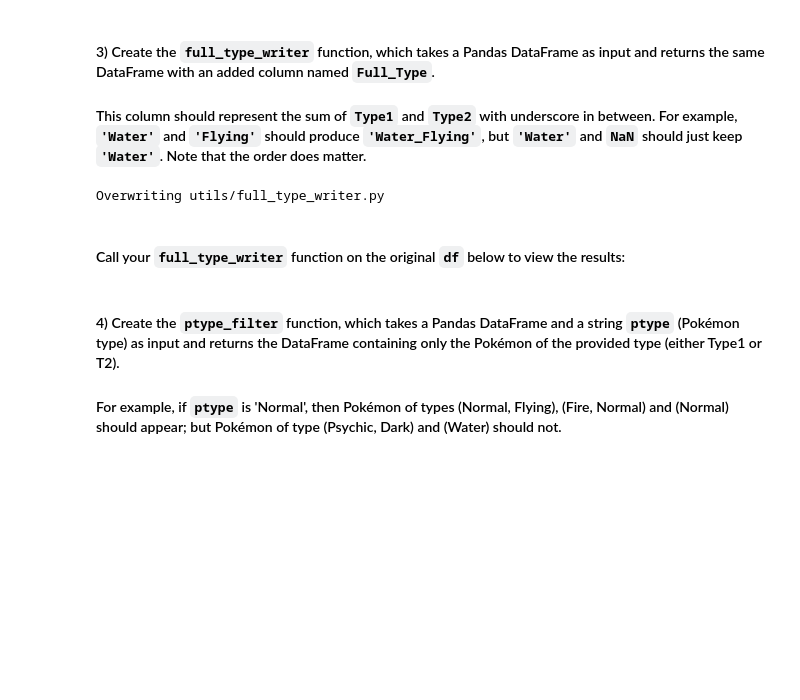
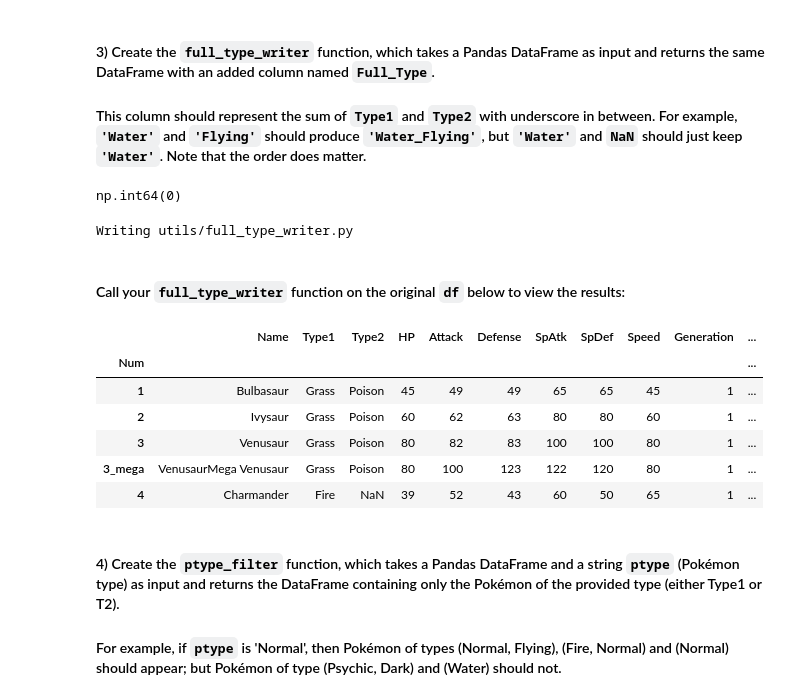
Before and after one commit to marianafssilva05/P4DC_Group_34, a Jupyter notebook: assignment.ipynb, the cells around one changed output. Saved outputs shown, nothing was run; the diff lists cells and outputs as text; code cells hidden in the pictures; blank space fills up the shorter version.

```diff
--- a/assignment.ipynb
+++ b/assignment.ipynb
@@ -85,23 +85,37 @@ Ellipsis
 #### 3) Create the **`full_type_writer`** function, which takes a Pandas DataFrame as input and returns the same DataFrame with an added column named **`Full_Type`**.
 
 #### This column should represent the sum of **`Type1`** and **`Type2`** with underscore in between. For example, **`'Water'`** and **`'Flying'`** should produce **`'Water_Flying'`**, but **`'Water'`** and **`NaN`** should just keep **`'Water'`**. Note that the order does matter.
+# %%
+df["Type_Full"] = df["Type1"]
+df.loc[df["Type2"].notna(), "Type_Full"] += "_" + df["Type2"]
+# %% [output]
+np.int64(0)
 # %%
 %%writefile utils/full_type_writer.py
 
 def full_type_writer(df):
     df = df.copy()
-    # Your code goes here
-    pass
+    df["Type_Full"] = df["Type1"]
+    df.loc[df["Type2"].notna(), "Type_Full"] += "_" + df["Type2"]
+    return df
 # %% [output]
-Overwriting utils/full_type_writer.py
+Writing utils/full_type_writer.py
 # %% [markdown]
 #### Call your `full_type_writer` function on the original `df` below to view the results:
 # %%
 %run utils/full_type_writer.py
 
 # Here the correct arguments should be added
-# df = full_type_writer(...)
-# df.head(5)
+df = full_type_writer(df)
+df.head(5)
+# %% [output]
+|  | Name | Type1 | Type2 | HP | Attack | Defense | SpAtk | SpDef | Speed | Generation | ... |
+| Num |  |  |  |  |  |  |  |  |  |  | ... |
+| 1 | Bulbasaur | Grass | Poison | 45 | 49 | 49 | 65 | 65 | 45 | 1 | ... |
+| 2 | Ivysaur | Grass | Poison | 60 | 62 | 63 | 80 | 80 | 60 | 1 | ... |
+| 3 | Venusaur | Grass | Poison | 80 | 82 | 83 | 100 | 100 | 80 | 1 | ... |
+| 3_mega | VenusaurMega Venusaur | Grass | Poison | 80 | 100 | 123 | 122 | 120 | 80 | 1 | ... |
+| 4 | Charmander | Fire | NaN | 39 | 52 | 43 | 60 | 50 | 65 | 1 | ... |
 # %% [markdown]
 #### 4) Create the **`ptype_filter`** function, which takes a Pandas DataFrame and a string **`ptype`** (Pokémon type) as input and returns the DataFrame containing only the Pokémon of the provided type (either Type1 or T2).
 
```
Also changed, not shown: parts of 4 cells of this notebook, 4 other files.
